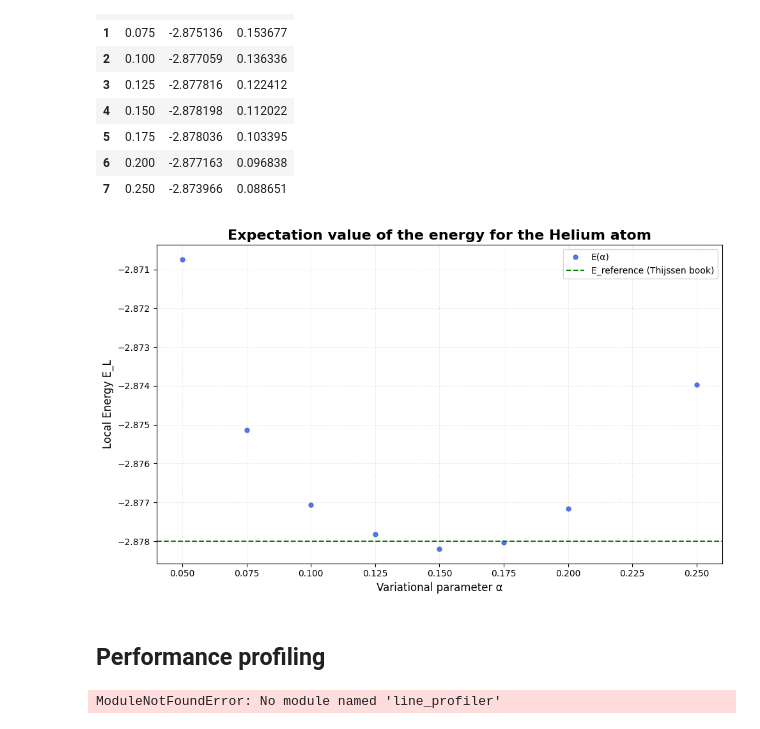
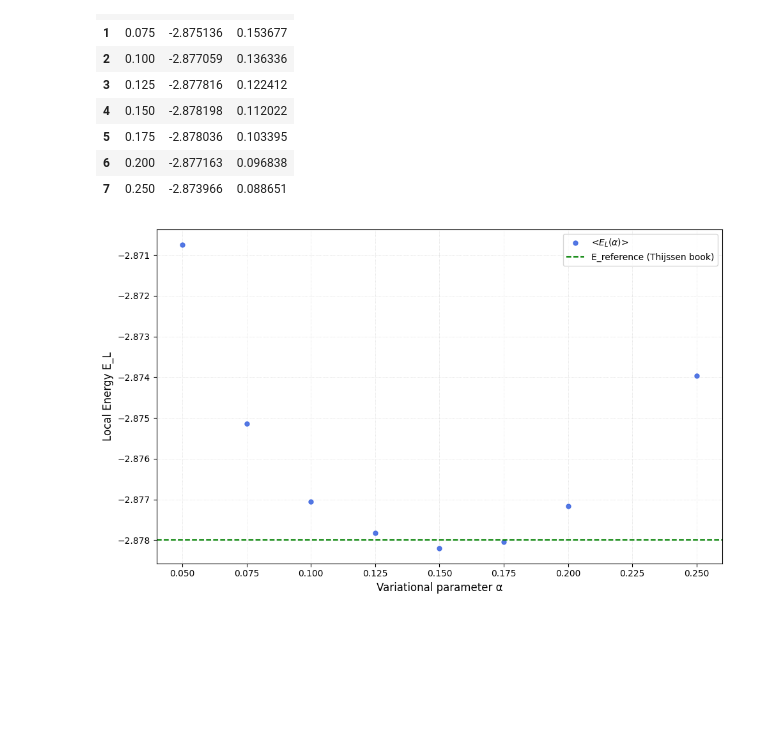
Before and after one commit to valentin-mayer/variational-monte-carlo, a Jupyter notebook: main.ipynb, the cells around one changed output. Drawn from its saved outputs; the diff is of its cells as text; code cells hidden in the pictures; blank space fills up the shorter version.

```diff
--- a/main.ipynb
+++ b/main.ipynb
@@ -213,7 +212,7 @@ for alpha_trial in alpha_values:
     N = 400
     initial_positions = np.random.uniform(-0.5, 0.5, (N,2,3))
     expected_energy, expected_variance = vmc_simulation(N=N, alpha=alpha_trial, walker_steps=30000,
-                                                        equilibrium_steps=10000, d=1, local_energy=local_energy_he, psi_trial=psi_trial_he, initial_positions=initial_positions)
+                                                        equilibrium_steps=4000, d=1, local_energy=local_energy_he, psi_trial=psi_trial_he, initial_positions=initial_positions)
     results.append({"Alpha": alpha_trial, "<E>": expected_energy, "<V>": expected_variance})
 
 df_he = pd.DataFrame(results)
@@ -232,37 +231,26 @@ df_he
 # %%
 fig, ax = plt.subplots(figsize=(10, 6))
 
 ax.plot(
     df_he["Alpha"], df_he["<E>"],
-    label='E(α)',      # Label for the legend
-    color='royalblue',        # Hex code or named color
-    linestyle='none',           # Options: '-', '--', '-.', ':'              # Thickness of the line
-    marker='o',               # Marker style (optional)
-    markersize=5,                 # Size of the marker
-    alpha=0.9                 # Opacity (0.0 to 1.0)
+    label='<$E_L(α)$>',
+    color='royalblue',
+    linestyle='none',
+    marker='o',
+    markersize=5,
+    alpha=0.9
 )
 
-ax.set_title("Expectation value of the energy for the Helium atom", fontsize=16, fontweight='bold')
 ax.set_xlabel("Variational parameter α", fontsize=12)
 ax.set_ylabel("Local Energy E_L", fontsize=12)
 
 ax.axhline(-2.878, linestyle="--", color="green", label="E_reference (Thijssen book)")
 
 ax.legend(loc='best', frameon=True)
 ax.grid(True, linestyle=':', alpha=0.6)
 
 plt.tight_layout()
+export_figure(fig, "helium")
 plt.show()
 # %% [output]
-[figure, old version]
+[figure, new version]
-# %% [markdown]
-## Performance profiling
-# %%
-import line_profiler
-
-lp = line_profiler.LineProfiler(vmc_simulation)
-lp.runcall(vmc_simulation, N=400, alpha=0.125, walker_steps=30000,
-           equilibrium_steps=4000, d=1, local_energy=local_energy_he, psi_trial=psi_trial_he, initial_positions=np.random.uniform(-0.5,0.5,(400,2,3)))
-lp.print_stats()
-# %% [output]
-ModuleNotFoundError: No module named 'line_profiler'
```
Also changed, not shown: parts of 1 cell of this notebook, 3 other files.
